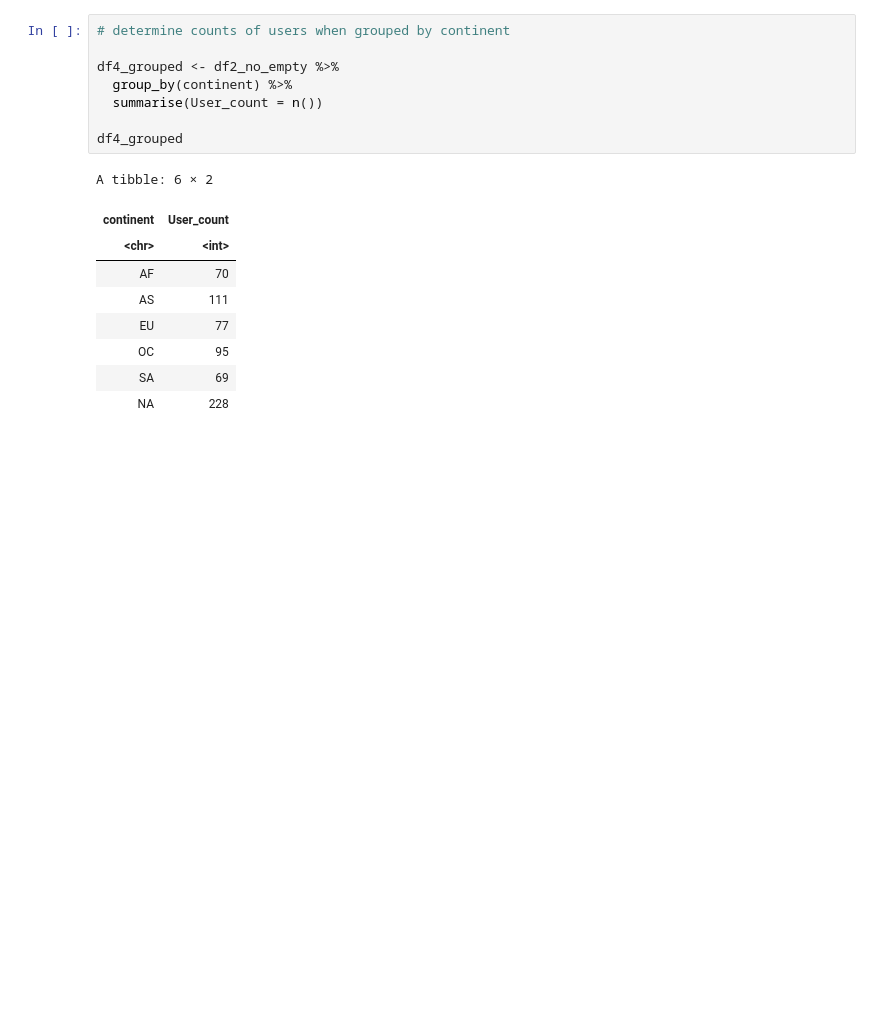
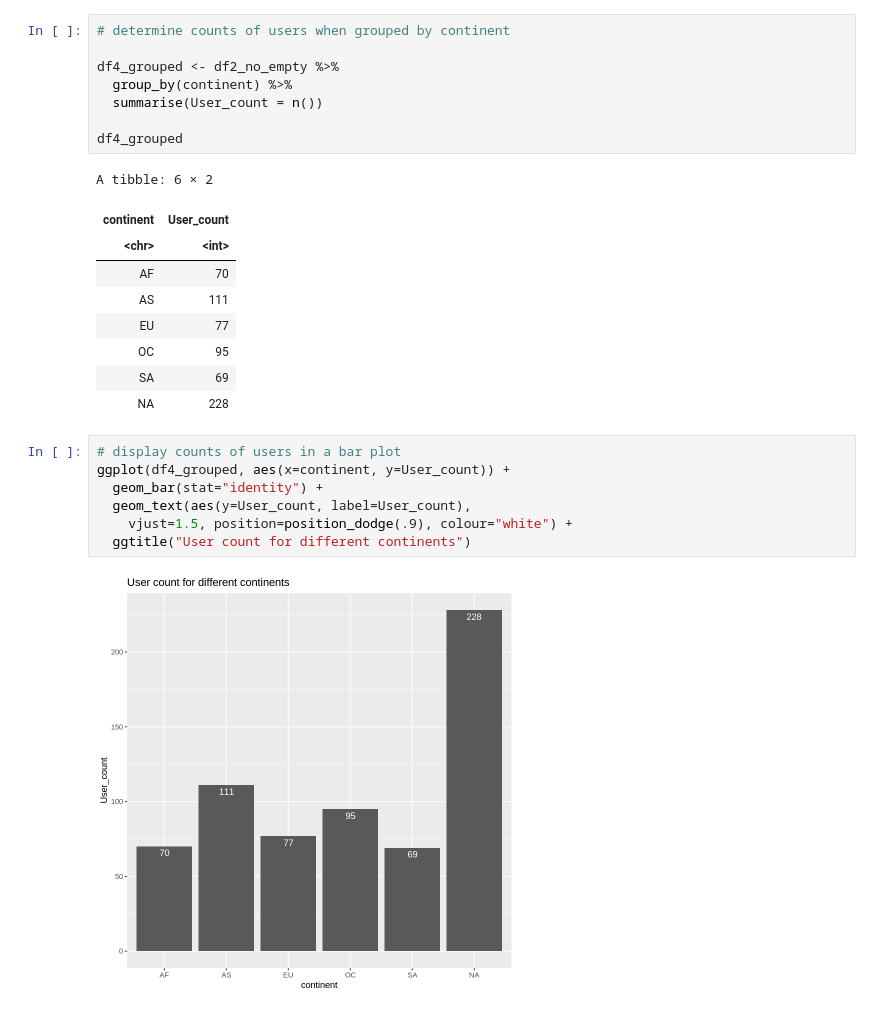
Before and after one commit to qfx4yk/ds1002-qfx4yk, a Jupyter notebook: homework/week-15.ipynb, the cells around one changed output. Drawn from its saved outputs; the diff is of its cells as text; blank space fills up the shorter version.

```diff
--- a/homework/week-15.ipynb
+++ b/homework/week-15.ipynb
@@ -238,3 +238,12 @@ A tibble: 6 × 2
 | OC | 95 |
 | SA | 69 |
 | NA | 228 |
+# %%
+# display counts of users in a bar plot
+ggplot(df4_grouped, aes(x=continent, y=User_count)) +
+  geom_bar(stat="identity") +
+  geom_text(aes(y=User_count, label=User_count),
+    vjust=1.5, position=position_dodge(.9), colour="white") +
+  ggtitle("User count for different continents")
+# %% [output]
+[figure, added]
```
